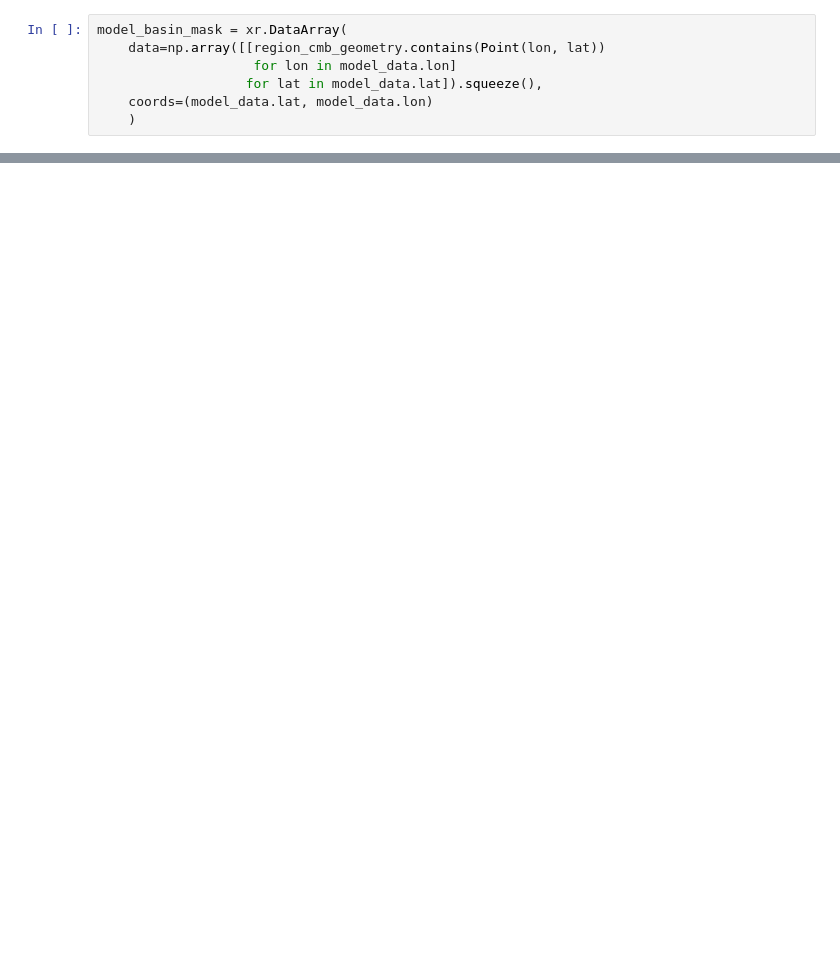
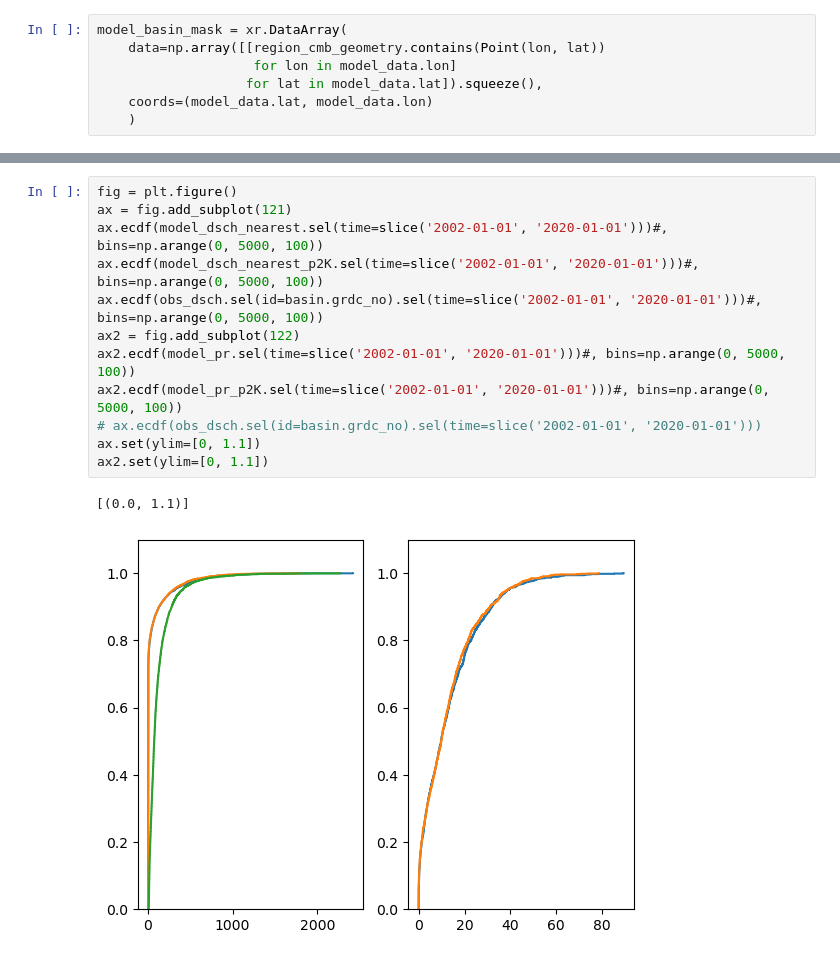
Before and after one commit to Smpljack/AR-analysis, a Jupyter notebook: grdc_discharge_analysis.ipynb, the cells around one changed output, grey strips where cells are left out. Saved outputs shown, nothing was run; the diff lists cells and outputs as text; blank space fills up the shorter version.

```diff
--- a/grdc_discharge_analysis.ipynb
+++ b/grdc_discharge_analysis.ipynb
@@ -175,0 +348,15 @@ for ax in [ax2]:
+# %%
+fig = plt.figure()
+ax = fig.add_subplot(121)
+ax.ecdf(model_dsch_nearest.sel(time=slice('2002-01-01', '2020-01-01')))#, bins=np.arange(0, 5000, 100))
+ax.ecdf(model_dsch_nearest_p2K.sel(time=slice('2002-01-01', '2020-01-01')))#, bins=np.arange(0, 5000, 100))
+ax.ecdf(obs_dsch.sel(id=basin.grdc_no).sel(time=slice('2002-01-01', '2020-01-01')))#, bins=np.arange(0, 5000, 100))
+ax2 = fig.add_subplot(122)
+ax2.ecdf(model_pr.sel(time=slice('2002-01-01', '2020-01-01')))#, bins=np.arange(0, 5000, 100))
+ax2.ecdf(model_pr_p2K.sel(time=slice('2002-01-01', '2020-01-01')))#, bins=np.arange(0, 5000, 100))
+# ax.ecdf(obs_dsch.sel(id=basin.grdc_no).sel(time=slice('2002-01-01', '2020-01-01')))
+ax.set(ylim=[0, 1.1])
+ax2.set(ylim=[0, 1.1])
+# %% [output]
+[(0.0, 1.1)]
+[figure, added]
```
Also changed, not shown: parts of 18 cells of this notebook.
